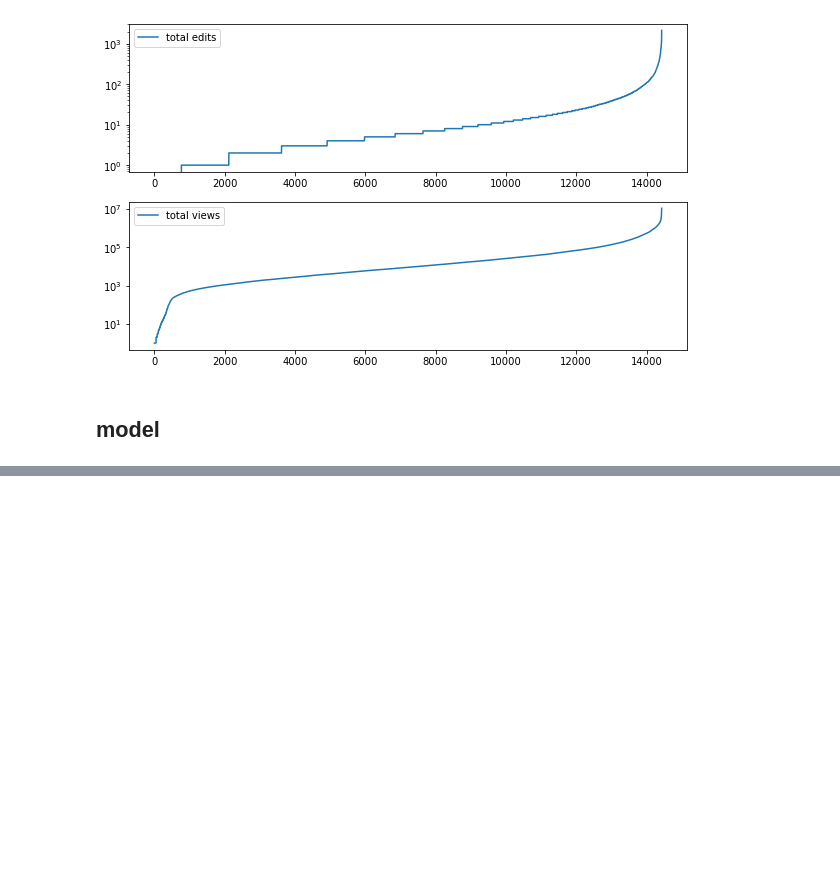
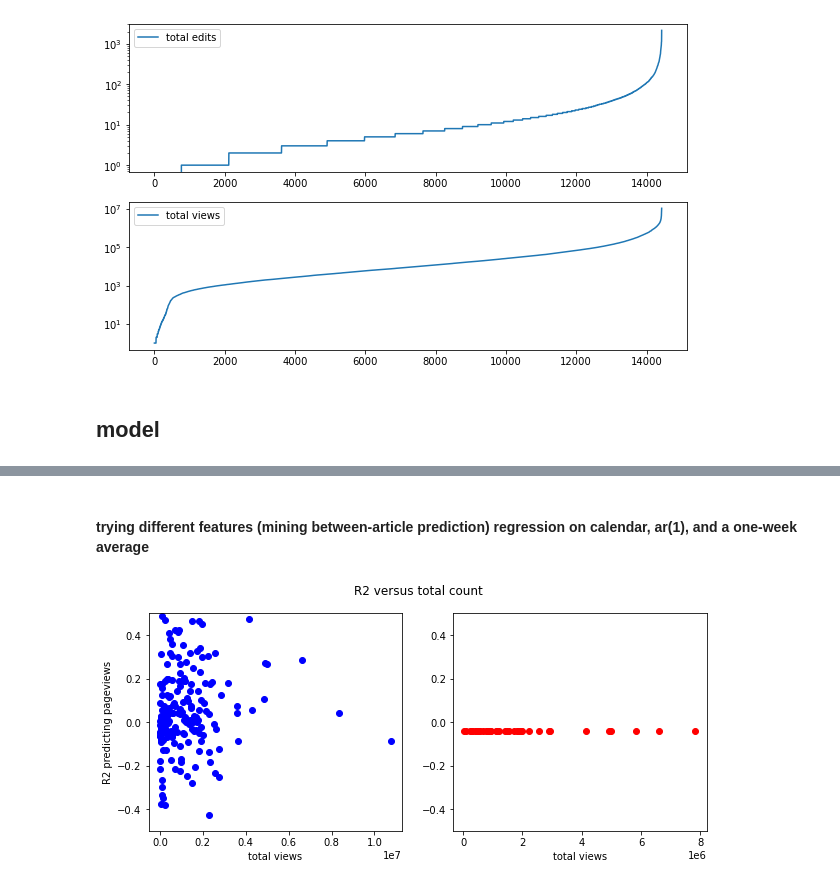
Before and after one commit to bhrdj/predwikt, a Jupyter notebook: notebooks/1.24-sfb-analyze-pageviews-time-series_x.ipynb, the cells around one changed output, grey strips where cells are left out. Saved outputs shown, nothing was run; the diff lists cells and outputs as text; code cells hidden in the pictures; blank space fills up the shorter version.

Commit message:
baseline timeseries next-day prediction

```diff
--- a/notebooks/1.24-sfb-analyze-pageviews-time-series.ipynb
+++ b/notebooks/1.24-sfb-analyze-pageviews-time-series_x.ipynb
@@ -82,7 +86,7 @@ edits.columns = edits.columns.droplevel(0)
 # sort columns
 edits.sort_index(axis=1, inplace=True)
 # convert date-string index to DatetimeIndex
-edits.index = pd.DatetimeIndex(edits.index)
+edits.index = pd.DatetimeIndex(edits.index).tz_localize('Japan')
 # %% [markdown]
 ###### get and clean views
 # %%
@@ -210,0 +234,10 @@ Int64Index([2062156, 3386415, 3293162, 3301755, 2852452, 1529557,  719740,
+# %%
+e_l1, e_l2, e_μ7, v_l1, v_l2, v_μ7 = {}, {}, {}, {}, {}, {},
+
+for pid in busy_pageids:
+    e_l1[pid] = e[pid].shift(1).rename(f'e_l1_{pid}')
+    e_l2[pid] = e[pid].shift(2).rename(f'e_l2_{pid}')
+    e_μ7[pid] = e[pid].rolling(6, closed='left').mean().rename(f'e_μ7_{pid}')
+    v_l1[pid] = v[pid].shift(1).rename(f'v_l1_{pid}')
+    v_l2[pid] = v[pid].shift(2).rename(f'v_l2_{pid}')
+    v_μ7[pid] = v[pid].rolling(6, closed='left').mean().rename(f'v_μ7_{pid}')
@@ -210,0 +275,32 @@ Int64Index([2062156, 3386415, 3293162, 3301755, 2852452, 1529557,  719740,
+# %% [markdown]
+#### trying different features (mining between-article prediction) regression on calendar, ar(1), and a one-week average
+# %%
+R2_Stg1 = {}
+for pid in busy_pageids:
+    X = pd.concat((v_l1[pid],v_l2[pid],v_μ7[pid],cal), axis=1).dropna()
+    y = v[pid][X.index]
+    linreg = LinearRegression()
+    linreg.fit(X.iloc[:600], y.iloc[:600])
+    R2_Stg1[pid] = linreg.score(X.iloc[600:800], y.iloc[600:800])
+R2_Stg1 = pd.Series(R2_Stg1)
+
+better_pids = R2_Stg1[R2_Stg1>0.2].index.to_list()
+
+R2_Stg2 = {}
+for pid in better_pids:
+    R2_Stg2[pid] = linreg.score(X.iloc[800:], y.iloc[800:])
+R2_Stg2 = pd.Series(R2_Stg2)
+# %%
+fig, (ax1, ax2) = plt.subplots(1,2, figsize=(10,4))
+ax1.scatter(x=(v).sum(), y=R2_Stg1, color='blue')
+ax2.scatter(x=(v[R2_Stg2.index]).sum(), y=R2_Stg2, color='red')
+for ax in (ax1, ax2):
+    ax.set_ylim(-.5,.5)
+    ax.set_xlabel('total views')
+
+ax1.set_ylabel('R2 predicting pageviews')
+
+fig.suptitle('R2 versus total count')
+plt.show()
+# %% [output]
+[figure, added]
```
Also changed, not shown: parts of 19 cells of this notebook, 1 other file.
